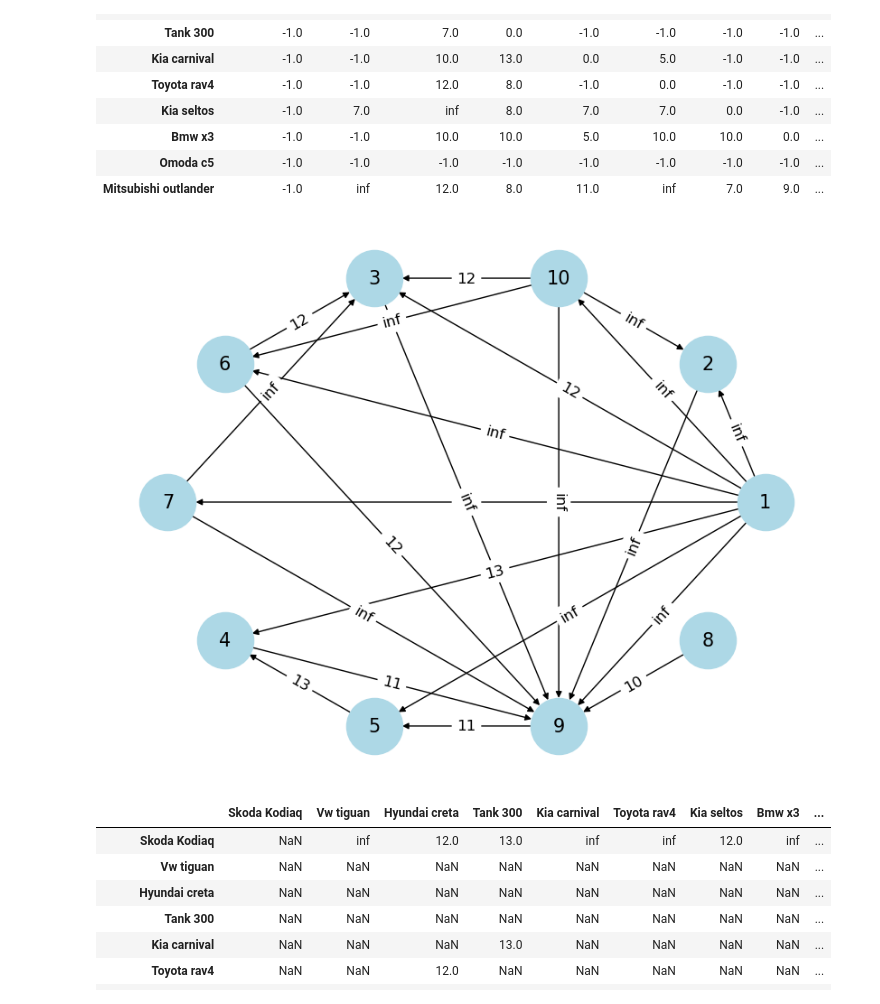
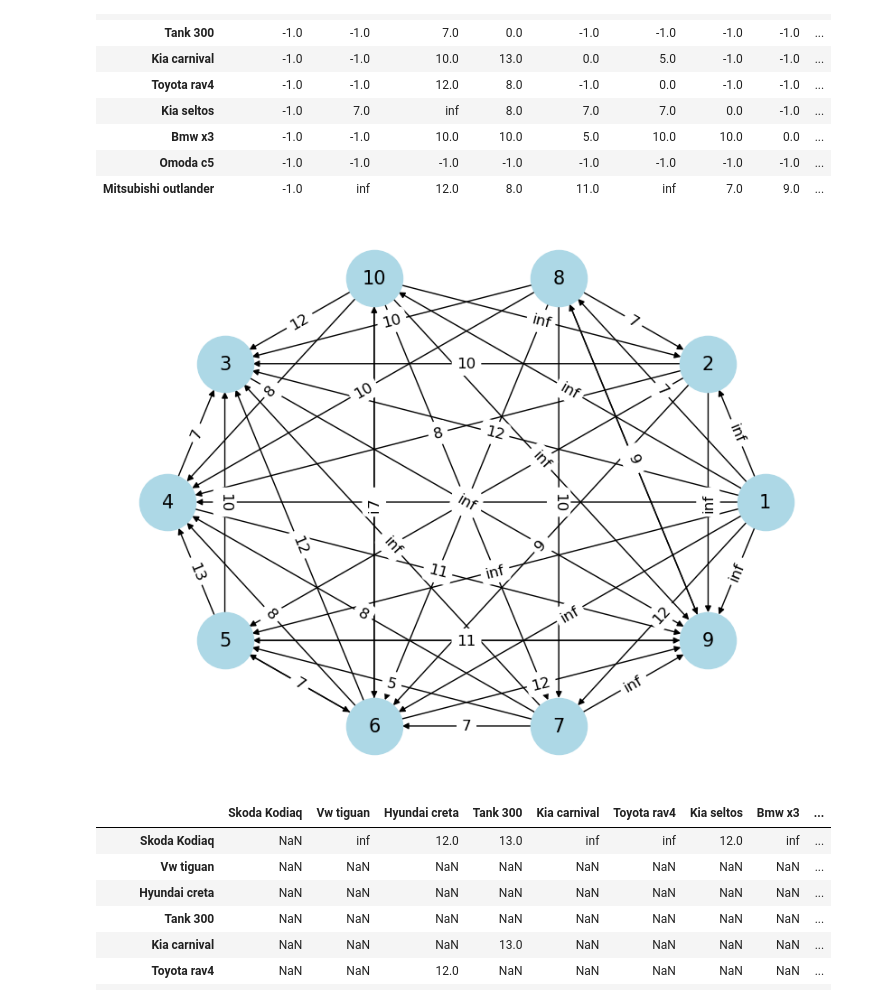
Before and after one commit to Mercurlc/4sem, a Jupyter notebook: ТПР/2/codeElectra.ipynb, the cells around one changed output. Drawn from its saved outputs; the diff is of its cells as text; code cells hidden in the pictures.

```diff
--- a/ТПР/2/codeElectra.ipynb
+++ b/ТПР/2/codeElectra.ipynb
@@ -28,7 +28,7 @@ preference_matrix = pd.DataFrame(np.zeros((len(alternatives), len(alternatives))
 
 def calculate_P_N_D(alt1, alt2, crits):
     P, N = 0, 0
-    for i, crit in enumerate(criteria):
+    for i, crit in enumerate(crits):
         weight = crits[crit]["weight"]
         direction = crits[crit]["direction"]
         a1, a2 = alt1[i], alt2[i]
@@ -43,10 +43,10 @@ def calculate_P_N_D(alt1, alt2, crits):
 for i, alt1 in enumerate(alternatives.keys(), start=1):
     for j, alt2 in enumerate(alternatives.keys(), start=1):
         if alt1 != alt2:
-            P, N, D = calculate_P_N_D(np.array(alternatives[alt1]), np.array(alternatives[alt2]), criteria)
+            P, N, D = calculate_P_N_D(np.array(alternatives[alt1]), np.array(alternatives[alt2]), crits)
             value_to_input = None
             if D>=1 and D != np.inf:
-                value_to_input = P
+                value_to_input = np.round(P, 3)
             elif D == np.inf:
                 value_to_input = np.inf
             else:
@@ -87,35 +87,35 @@ preference_matrix_corrected = [
 
 preference_matrix_corrected2 = [
     [None, None, None, None, None, None, None, None, None, None],
     [big_number, None, None, None, None, None, None,None, None, big_number],
     [12, None, None, None, None, 12, big_number, None, None, 12],
     [13, None, None, None, 13, None, None, None, None, None],
     [big_number, None, None, None, None, None, None, None, 11, None],
     [big_number, None, None, None, None, None, None, None, None, big_number],
     [12, None, None, None, None, None, None, None, None, None],
     [None, None, None, None, None, None, None, None, None, None],
     [big_number, big_number, big_number, 11, None, 12, big_number, 10, None, big_number],
     [big_number, None, None, None, None, None, None, None, None, None]
 ]
 
 
 G_inverted = nx.DiGraph()
 
-for i, row in enumerate(preference_matrix_corrected2):
+for i, row in enumerate(preference_matrix_corrected):
     for j, val in enumerate(row):
         if val is not None:
             G_inverted.add_edge(j + 1, i + 1, weight='inf' if val == big_number else val)
 
 pos_inverted = nx.circular_layout(G_inverted)
 plt.figure(figsize=(8, 6))
 nx.draw(G_inverted, pos_inverted, with_labels=True, node_color='lightblue', node_size=2000, font_size=15)
 
 edge_labels_inverted = {(u, v): d['weight'] for u, v, d in G_inverted.edges(data=True)}
 nx.draw_networkx_edge_labels(G_inverted, pos_inverted, edge_labels=edge_labels_inverted, font_size=12)
 
 plt.show()
 # %% [output]
-[figure, old version]
+[figure, new version]
 # %%
 preference_matrix = preference_matrix.applymap(lambda x: np.nan if isinstance(x, (int, float)) and x <= 10 else x)
 preference_matrix
```
Also changed, not shown: 11 other files.
